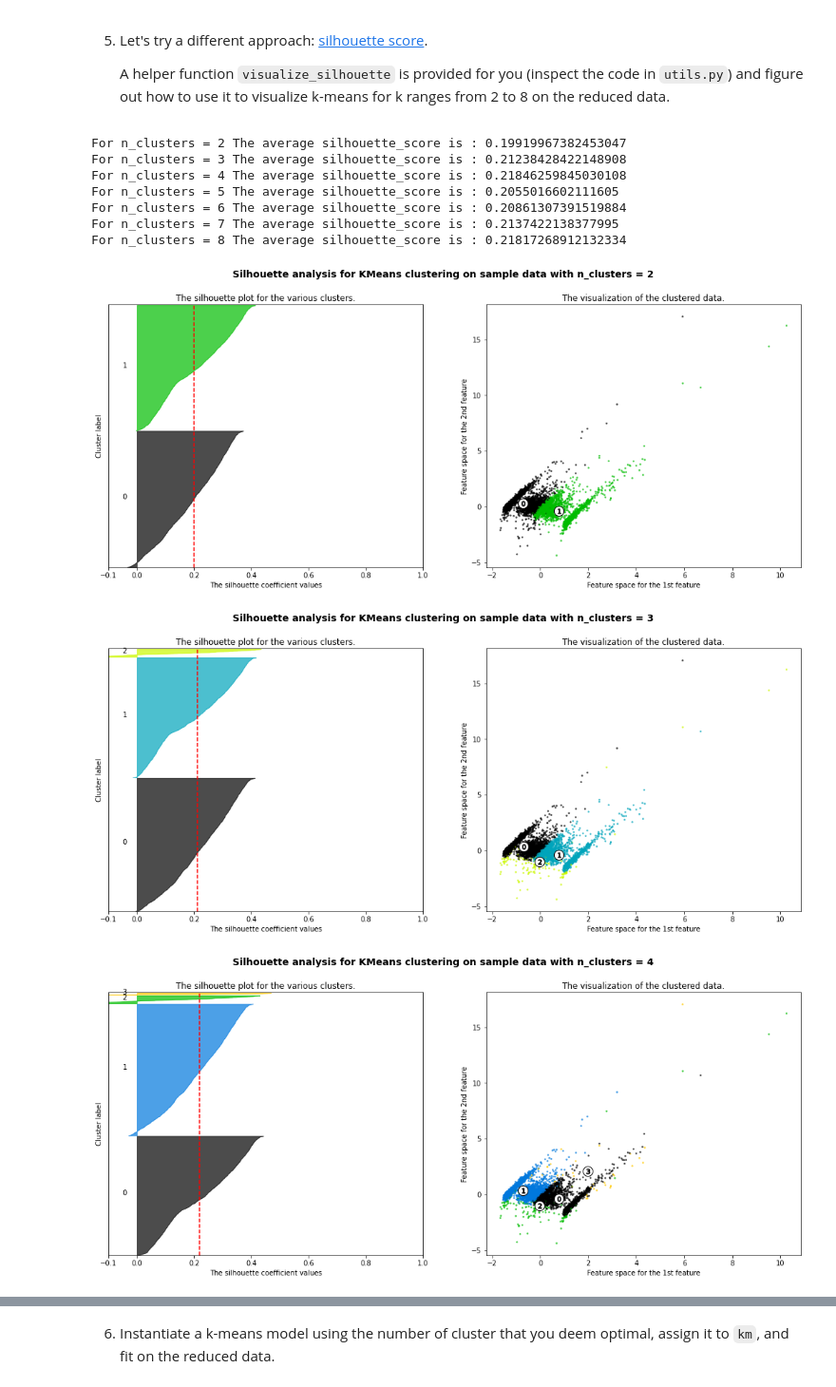
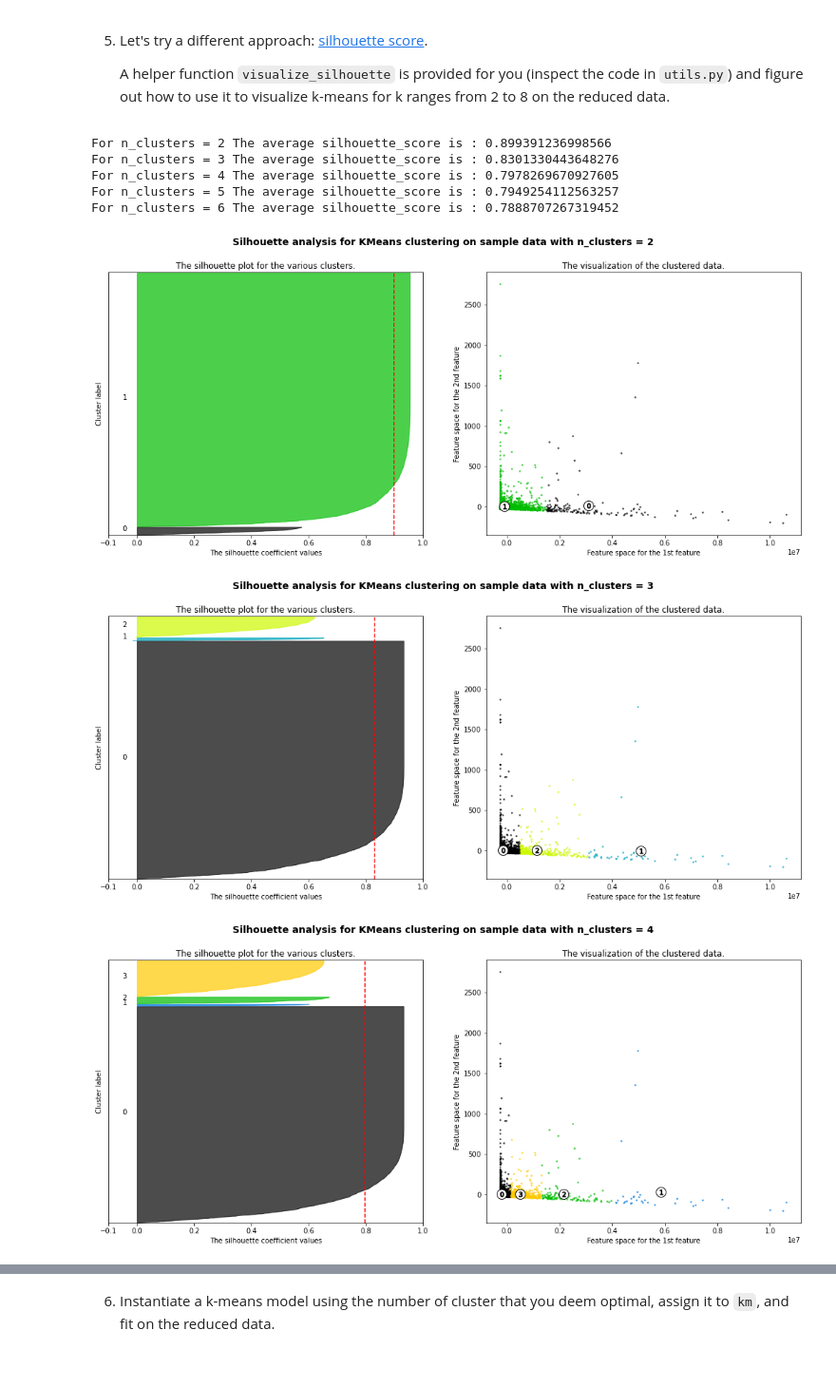
Before and after one commit to curtpond/MLE-10, a Jupyter notebook: assignments/week-08-unsupervised-ml/nb/new-product-launch.ipynb, the cells around one changed output, grey strips where cells are left out. Shown at 95% size. Cells and saved outputs as stored; diff of their text form; code cells hidden in the pictures.

```diff
--- a/assignments/week-08-unsupervised-ml/nb/new-product-launch.ipynb
+++ b/assignments/week-08-unsupervised-ml/nb/new-product-launch.ipynb
@@ -64,8 +72,9 @@ Index(['product_id', 'user_id', 'NumOfEventsInJourney', 'NumSessions',
 # %% [markdown]
 3. Drop `product_id` and `user_id` and save the rest columns to a new `pd.DataFrame`:`X`; then pop the column `'Purchased?'` and save it to `y`.
 # %%
-# YOUR CODE HERE
-# YOUR CODE HERE
+X = past.drop(['product_id', 'user_id'], axis=1)
+
+y = X.pop('Purchased?')
 # %%
 assert X.shape == (5000, 34)
 assert y.shape == (5000,)
@@ -76,6 +85,6 @@ assert y.shape == (5000,)
 
     If time permits, read [Does mean centering or feature scaling affect a Principal Component Analysis?](https://sebastianraschka.com/faq/docs/pca-scaling.html) or [discussion 1](https://stats.stackexchange.com/questions/53/pca-on-correlation-or-covariance).
 # %%
-# YOUR CODE HERE
+X_reduced = np.array(PCA(n_components=5).fit_transform(X))
 # %%
 assert X_reduced.shape == (5000, 5)
@@ -126,8 +139,20 @@ def visualize_3pcs(pcs, y):
     - fit the pipeline using training data
     - print the classification report (use `sklearn.metrics.classification_report`) on test data
 # %%
-# YOUR CODE HERE (imports!)
+from sklearn import pipeline
+from sklearn import preprocessing
+from sklearn.model_selection import train_test_split
+from sklearn import linear_model
+from sklearn.metrics import classification_report
+from sklearn.linear_model import LogisticRegression
 
 def train(X, y, standardize = True) -> None:
-    # YOUR CODE HERE
+    if standardize:
+        X = preprocessing.scale(X)
+    X_train, X_test, y_train, y_test = train_test_split(X, y, test_size=0.2, random_state=42)
+    model = LogisticRegression()
+    model.fit(X_train, y_train)
+    y_pred = model.predict(X_test)
+    print(classification_report(y_test, y_pred))
+    return model
 # %% [markdown]
@@ -146,7 +172,8 @@ weighted avg       0.68      0.68      0.68      1000
 # %% [markdown]
 Similarly, apply the pipeline on the reduced / engineered features `X_reduced`. Should you include standardization in the pipeline?
 # %%
-# YOUR CODE HERE
+# Apply the pipeline on the reduced features 'X_reduced' and review the performance
+train(X_reduced, y)
 # %% [output]
               precision    recall  f1-score   support
 
@@ -205,15 +235,14 @@ def visualize_elbow(X, ks):
 # %%
 from utils import visualize_silhouette
 # %%
-# YOUR CODE HERE
+# Visualize the silhouette plot for the scaled data
+visualize_silhouette(6, X_reduced)
 # %% [output]
-For n_clusters = 2 The average silhouette_score is : 0.19919967382453047
-For n_clusters = 3 The average silhouette_score is : 0.21238428422148908
-For n_clusters = 4 The average silhouette_score is : 0.21846259845030108
-For n_clusters = 5 The average silhouette_score is : 0.2055016602111605
-For n_clusters = 6 The average silhouette_score is : 0.20861307391519884
-For n_clusters = 7 The average silhouette_score is : 0.2137422138377995
-For n_clusters = 8 The average silhouette_score is : 0.21817268912132334
+For n_clusters = 2 The average silhouette_score is : 0.899391236998566
+For n_clusters = 3 The average silhouette_score is : 0.8301330443648276
+For n_clusters = 4 The average silhouette_score is : 0.7978269670927605
+For n_clusters = 5 The average silhouette_score is : 0.7949254112563257
+For n_clusters = 6 The average silhouette_score is : 0.7888707267319452
-[figure, old version]
+[figure, new version]
-[figure, old version]
+[figure, new version]
-[figure, old version]
+[figure, new version]
```
Also changed, not shown: parts of 13 cells of this notebook.
